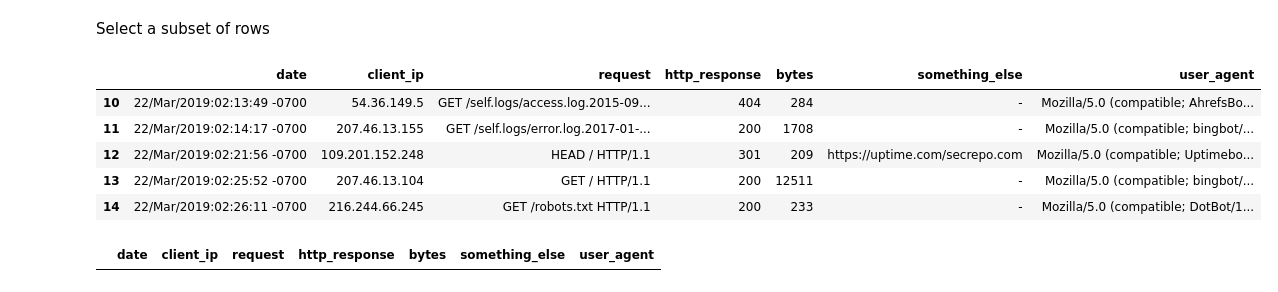
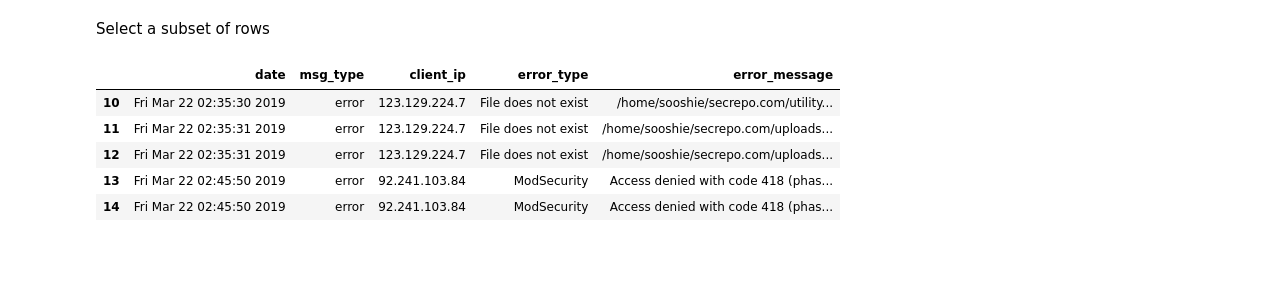
Before and after one commit to urbansec/ds101, a Jupyter notebook: DS101_DataBasics.ipynb, the cells around one changed output. Drawn from its saved outputs; the diff is of its cells as text; code cells hidden in the pictures; blank space fills up the shorter version.

Commit message:
Restructured DataBasics to use error logs instead of access logs.  Added structured data component.  Added additional content about DataFrame operations.

```diff
--- a/DS101_DataBasics.ipynb
+++ b/DS101_DataBasics.ipynb
@@ -109,18 +101,29 @@ else:
+# %%
+# define a regex pattern to parse lines into fields
+# sample line:
+# '[Fri Mar 22 02:13:49 2019] [error] [client 54.36.149.5] File does not exist: /home/sooshie/secrepo.com/self.logs/access.log.2015-09-07.gz']
+web_error_pattern = re.compile('\[(?P<date>[^\]]+)\]'
+                                '\s+\[(?P<msg_type>[^\]]+)\]'
+                                '\s+\[client\s+(?P<client_ip>[^\]]+)\]'
+                                '\s+(?P<error_type>[^:]+):'
+                                '\s+(?P<error_message>.*)')
 # %% [markdown]
 Once the regex parses each field correctly, use it to parse each line.  Add functionality to display lines that are not parsed correctly.
 # %%
-access_logs_parsed = []  # create an empty list
-for line in access_logs:
-  match = web_access_pattern.match(line)
+# create an empty lists to contain results
+error_logs_parsed = []
+parse_fails = []
+
+# loop through input
+for line in error_logs:
+  match = web_error_pattern.match(line)
   if match:
-    access_logs_parsed.append([match.group('date'),
+    # parse fields into matrix
+    error_logs_parsed.append([match.group('date'),
+                               match.group('msg_type'),
                                match.group('client_ip'),
-                               match.group('request'),
-                               match.group('http_response'),
-                               match.group('bytes'),
-                               match.group('something_else'),
-                               match.group('user_agent')])
+                               match.group('error_type'),
+                               match.group('error_message')])
   else:
-    display(line)
-
-#display(access_log_parsed)
+    # save all failed attempts to a separate list
+    parse_fails.append(line)
@@ -159,5 +151,6 @@ display(access_logs_parsed[0])
 # %%
+# define list of columns to use
+error_column_list = ['date', 'msg_type', 'client_ip', 'error_type', 'error_message']
+
 # convert to Pandas dataframe and display it
-column_list = ['date', 'client_ip', 'request', 'http_response', 'bytes', 'something_else', 'user_agent']
-access_logs_df = pd.DataFrame.from_records(access_logs_parsed, columns=column_list)
-display(access_logs_df.head())
+error_logs_df = pd.DataFrame.from_records(error_logs_parsed, columns=error_column_list)
@@ -197,16 +194,11 @@ display(access_logs_df[['date', 'client_ip', 'http_response']].head())
 # %% [markdown]
 Select a subset of rows
 # %%
-display(access_logs_df.iloc[10:15,])
+error_logs_df.iloc[10:15,]
 # %% [output]
-|  | date | client_ip | request | http_response | bytes | something_else | user_agent |
-| 10 | 22/Mar/2019:02:13:49 -0700 | 54.36.149.5 | GET /self.logs/access.log.2015-09... | 404 | 284 | - | Mozilla/5.0 (compatible; AhrefsBo... |
-| 11 | 22/Mar/2019:02:14:17 -0700 | 207.46.13.155 | GET /self.logs/error.log.2017-01-... | 200 | 1708 | - | Mozilla/5.0 (compatible; bingbot/... |
-| 12 | 22/Mar/2019:02:21:56 -0700 | 109.201.152.248 | HEAD / HTTP/1.1 | 301 | 209 | https://uptime.com/secrepo.com | Mozilla/5.0 (compatible; Uptimebo... |
-| 13 | 22/Mar/2019:02:25:52 -0700 | 207.46.13.104 | GET / HTTP/1.1 | 200 | 12511 | - | Mozilla/5.0 (compatible; bingbot/... |
-| 14 | 22/Mar/2019:02:26:11 -0700 | 216.244.66.245 | GET /robots.txt HTTP/1.1 | 200 | 233 | - | Mozilla/5.0 (compatible; DotBot/1... |
+|  | date | msg_type | client_ip | error_type | error_message |
+| 10 | Fri Mar 22 02:35:30 2019 | error | 123.129.224.7 | File does not exist | /home/sooshie/secrepo.com/utility... |
+| 11 | Fri Mar 22 02:35:31 2019 | error | 123.129.224.7 | File does not exist | /home/sooshie/secrepo.com/uploads... |
+| 12 | Fri Mar 22 02:35:31 2019 | error | 123.129.224.7 | File does not exist | /home/sooshie/secrepo.com/uploads... |
+| 13 | Fri Mar 22 02:45:50 2019 | error | 92.241.103.84 | ModSecurity | Access denied with code 418 (phas... |
+| 14 | Fri Mar 22 02:45:50 2019 | error | 92.241.103.84 | ModSecurity | Access denied with code 418 (phas... |
-# %%
-#101.89.29.92
-access_logs_df.loc[access_logs_df['client_ip'] == '127.0.0.1',]
-# %% [output]
-|  | date | client_ip | request | http_response | bytes | something_else | user_agent |
```
Also changed, not shown: parts of 60 cells of this notebook.
